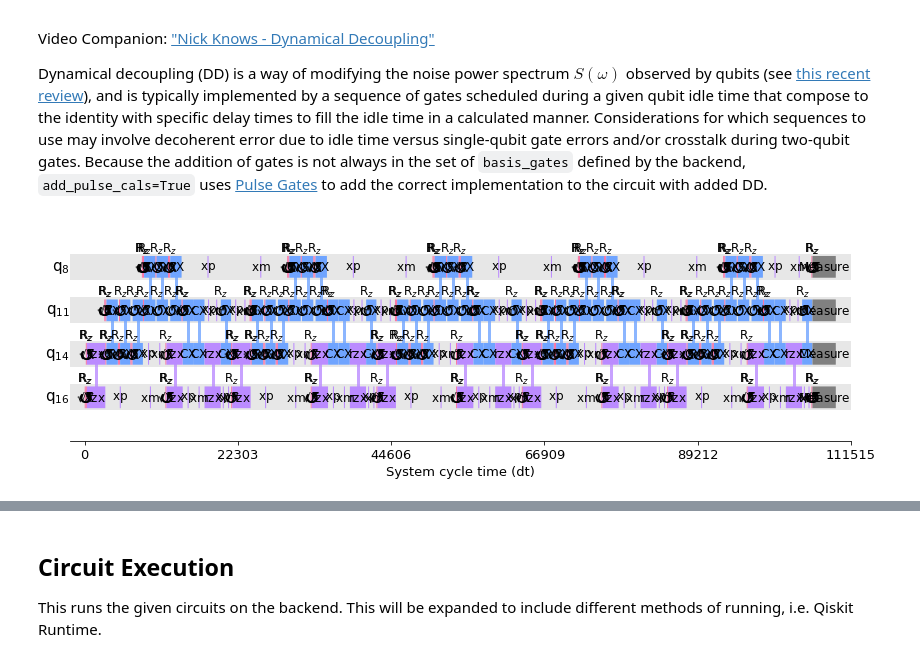
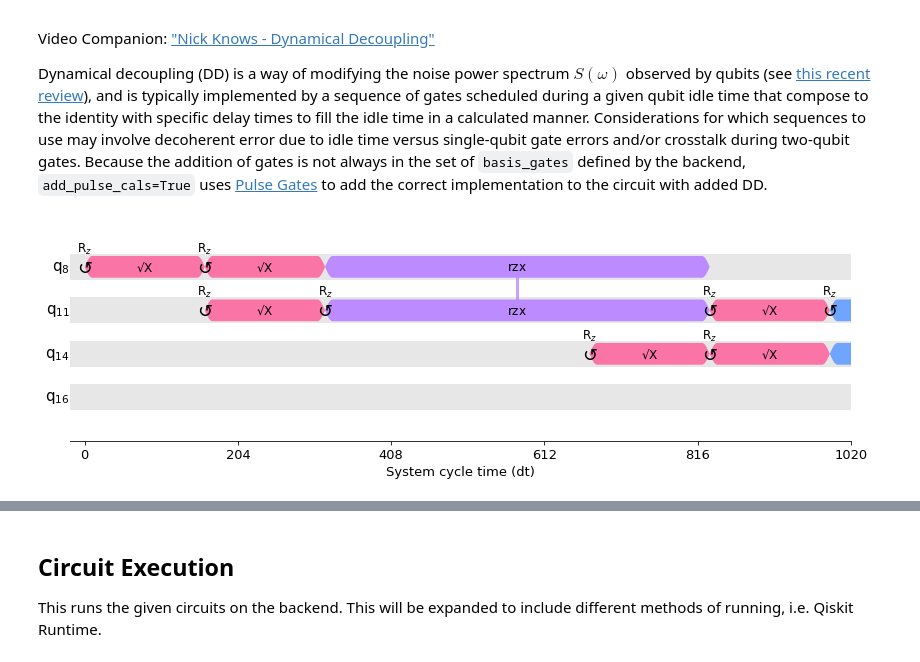
Before and after one commit to nbronn/qiskit-research, a Jupyter notebook: docs/getting_started.ipynb, the cells around one changed output, grey strips where cells are left out. Saved outputs shown, nothing was run; the diff lists cells and outputs as text; code cells hidden in the pictures.

```diff
--- a/docs/getting_started.ipynb
+++ b/docs/getting_started.ipynb
@@ -171,7 +171,8 @@ Text(0.5, 1.0, 'These are all equivalent circuits')
 # %% [markdown]
 When we are implementing two-qubit rotation angles $\theta$ less than $\pi/2$, we can more efficiently express these interaction in terms of $R_{ZX}(\theta)$ rotations and directly build them from scaled echoed cross resonance (`secr`($\theta$)) pulses obtained from the backend, as detailed in [this manuscript](http://arxiv.org/abs/2012.11660). This method first uses a greedy algorithm called [template opimization](http://arxiv.org/abs/1909.05270) to identify parts of the circuit that can be substituted by $R_{ZX}$ rotations. If parameters are passed to the method via `param_bind`, it will bind them to the circuit and attach the necessary pulse gates for implementing the $R_{ZX}$ rotations (otherwise they can be bound and scaled later with `attach_cr_pulses`). Below we will do them separately, because we will attach a series of `Parameter`s as a function of time, and it is more efficient to do the template optimization step once since it is greedy and attaching the pulse schedules in quick.
 # %%
-my_layout = scored_layouts[0][0]  # the layout with the lowest score (i.e., error)
+# my_layout = scored_layouts[0][0]  # the layout with the lowest score (i.e., error)
+my_layout = [8, 11, 14, 16] # debugging timing problem on
 trot_circ_sca = scale_cr_pulses(
     transpile(trot_circ_def, initial_layout=my_layout),
     # transpile(transpile(trot_circ, basis_gates=['rx', 'rz', 'cx']), initial_layout=[0,1,2,3]),
@@ -236,8 +237,8 @@ circs_with_dd = add_dynamical_decoupling(
 # %%
 from qiskit.visualization import timeline_drawer
 
 # this just displays a small range
 # timeline_drawer(twirled_circs_with_dd[-1][-1], time_range=[1, 20000], show_idle=False)
-timeline_drawer(circs_with_dd[-1], show_idle=False)
+timeline_drawer(circs_with_dd[0], time_range=[0, 1000], show_idle=False)
 # %% [output]
-[figure, old version]
+[figure, new version]
```
Also changed, not shown: parts of 9 cells of this notebook.
